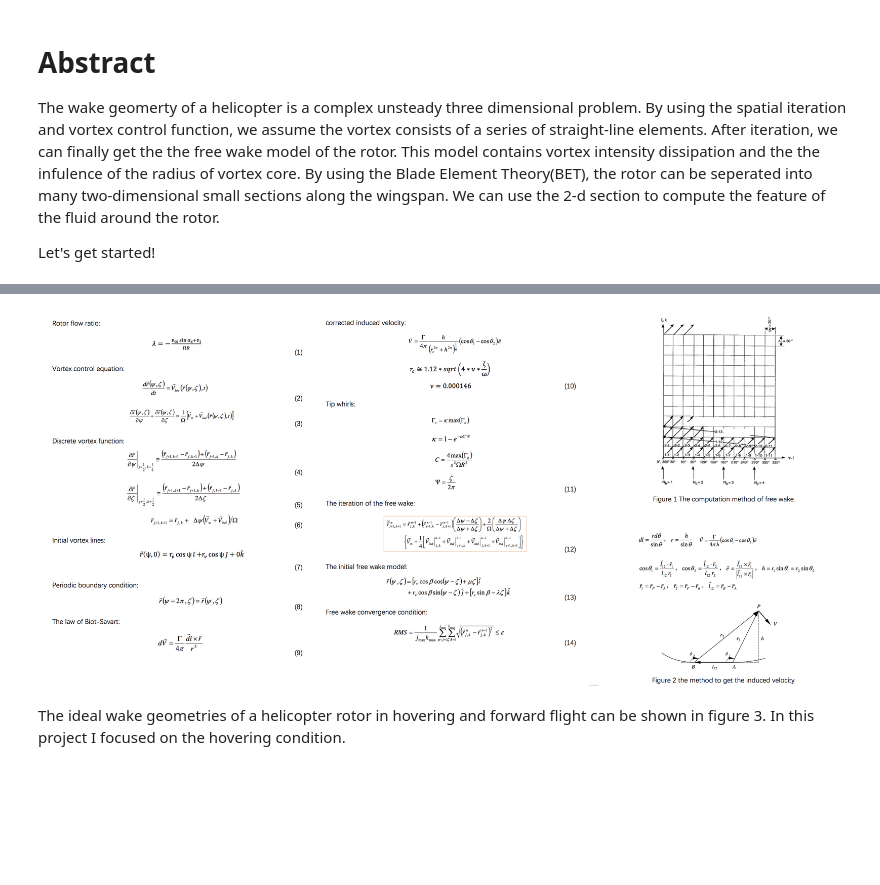
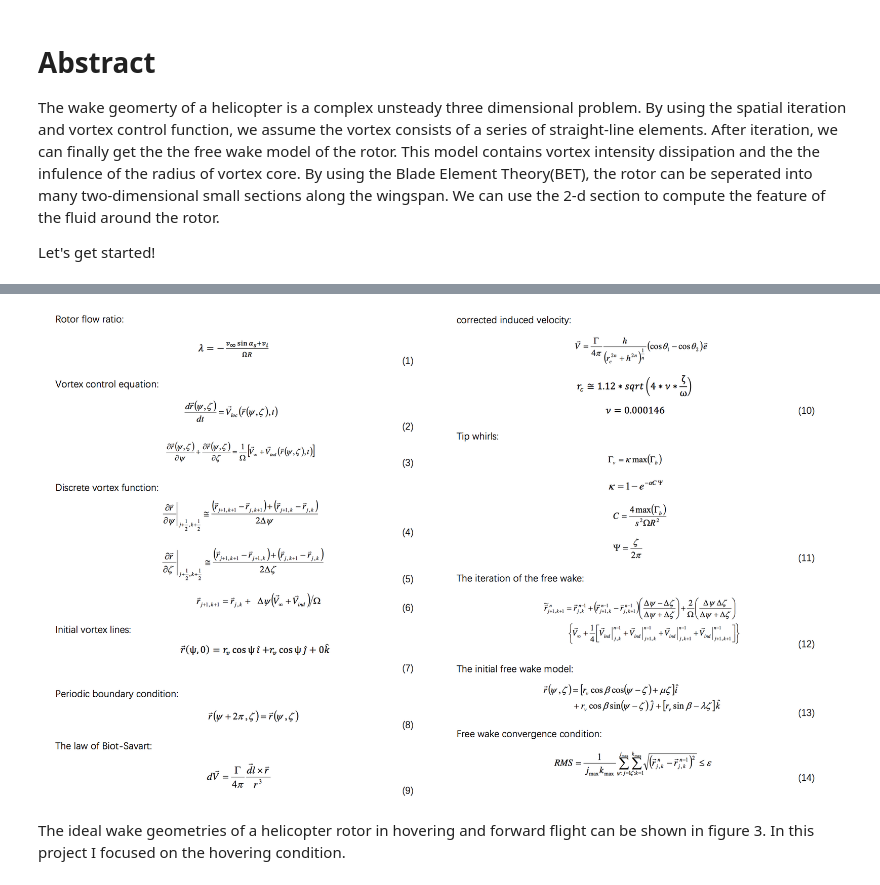
Before and after one commit to barbagroup/AeroPython-studentprojects2017, a Jupyter notebook: zewang/project.ipynb, the cells around one changed output, grey strips where cells are left out. Saved outputs shown, nothing was run; the diff lists cells and outputs as text; code cells hidden in the pictures; blank space fills up the shorter version.

```diff
--- a/zewang/project.ipynb
+++ b/zewang/project.ipynb
@@ -9,8 +9,8 @@ from matplotlib import pyplot
 from IPython.display import Image, display
 %matplotlib inline
 # %%
-picture1=Image(filename='picture1.png')
-picture2=Image(filename='picture2.png')
+picture=Image(filename='picture.png')
+figure=Image(filename='figure.png')
 # %% [markdown]
 # Abstract
 
@@ -72,9 +72,9 @@ The initial wake structure in the free wake iteration is usually given by a fixe
 ### 1.13 Free wake convergence condition
 When the mean square error of each trailing node in the whole calculation space is less than a certain threshold, the wake structure can be considered as convergent.
 Function (14) shows this condition.
-# %%
-picture1
-# %% [output]
-[figure, removed]
+# %%
+picture
+# %% [output]
+[figure, added]
 # %% [markdown]
 The ideal wake geometries of a helicopter rotor in hovering and forward flight can be shown in figure 3. In this project I focused on the hovering condition.
```
Also changed, not shown: parts of 26 cells of this notebook.
